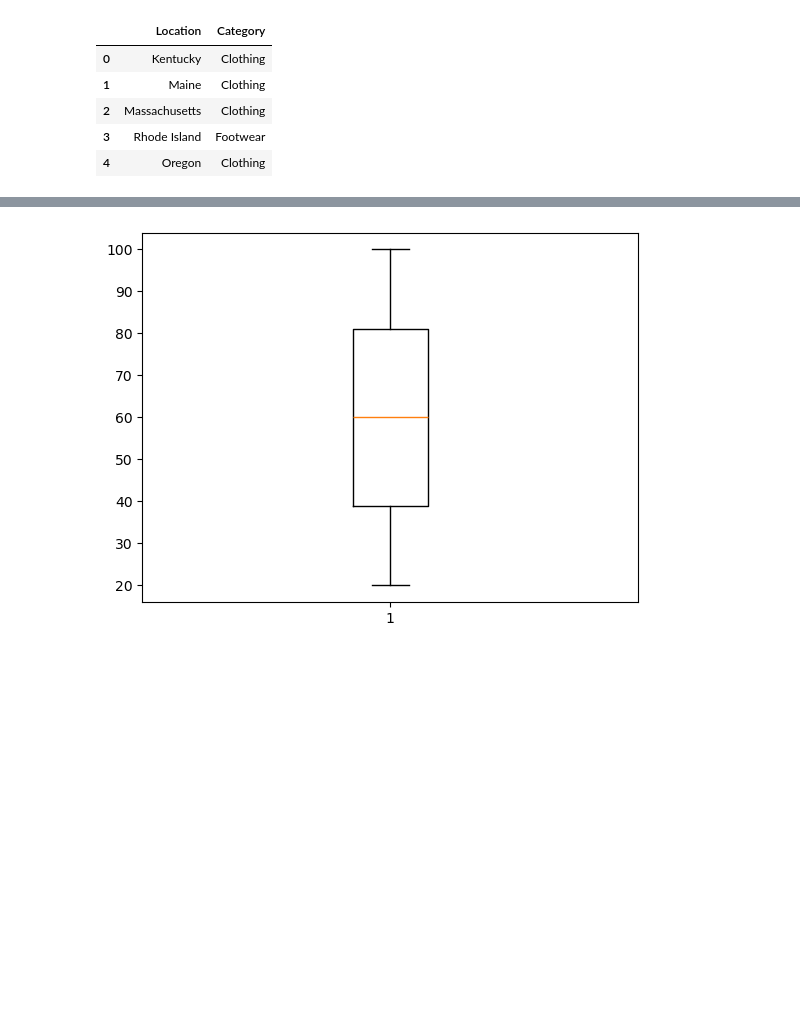
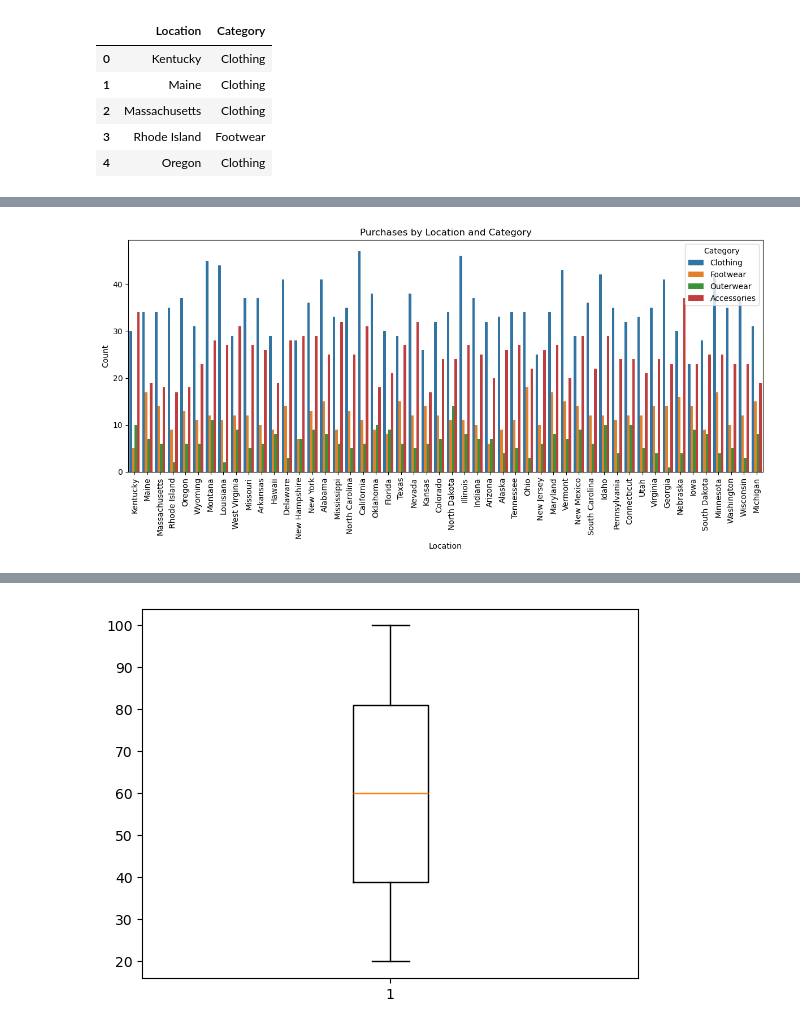
Before and after one commit to kasheshjaiin/Project-1-Customer-Shopping-Trends, a Jupyter notebook: charu.ipynb, the cells around one changed output, grey strips where cells are left out. Saved outputs shown, nothing was run; the diff lists cells and outputs as text; code cells hidden in the pictures; blank space fills up the shorter version.

```diff
--- a/charu.ipynb
+++ b/charu.ipynb
@@ -122,0 +141,28 @@ clothing_df
+# %%
+# Purchases by Location and Category
+# Convert the dictionary to DataFrame
+
+df = location_category_df
+
+# Set the figure size
+plt.figure(figsize=(12, 6))
+
+# Create the count plot
+sns.countplot(data=df, x='Location', hue='Category')
+
+# Add title and labels
+plt.title('Purchases by Location and Category')
+plt.xlabel('Location')
+plt.ylabel('Count')
+
+# Rotate x-axis labels for better readability
+plt.xticks(rotation=90)
+
+# Add legend
+plt.legend(title='Category', loc='upper right')
+
+# Show plot
+plt.tight_layout()
+plt.show()
+# %% [output]
+[figure, added]
```
Also changed, not shown: parts of 21 cells of this notebook.
